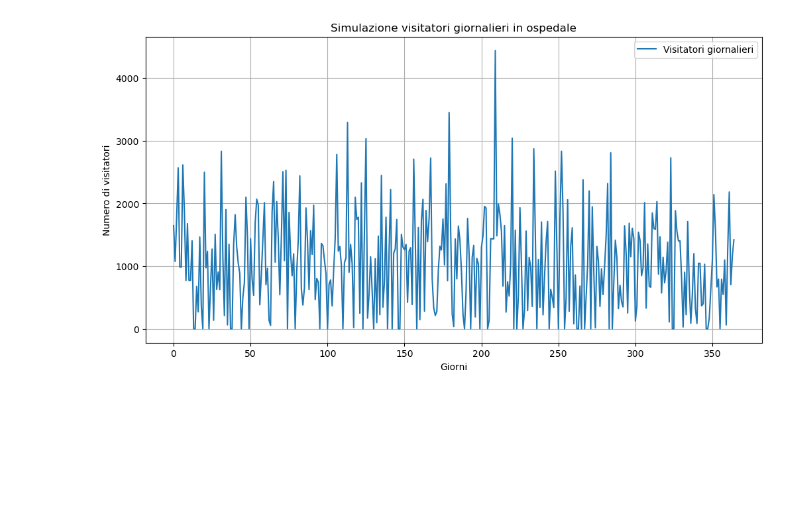
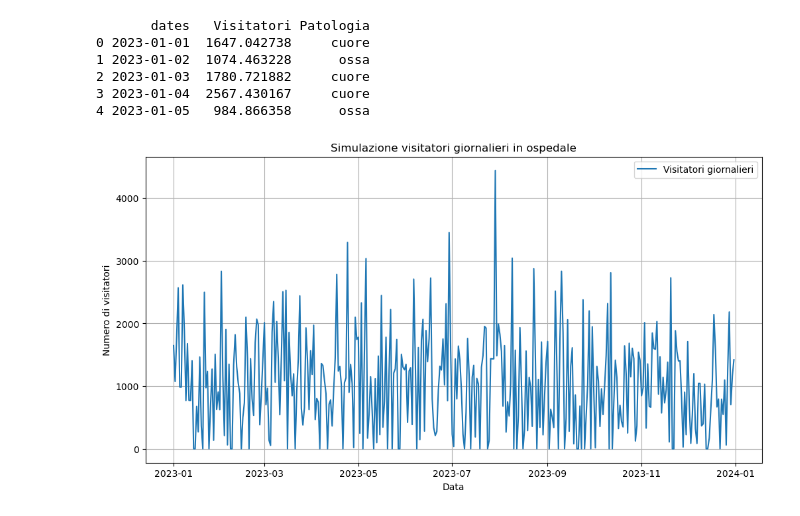
Before and after one commit to MarCalll/Esercizio-Github, a Jupyter notebook: Lunedì 24-02-2025/Esercizio.ipynb, the cells around one changed output. Cells and saved outputs as stored; diff of their text form; code cells hidden in the pictures; blank space fills up the shorter version.

```diff
--- a/Lunedì 24-02-2025/Esercizio.ipynb
+++ b/Lunedì 24-02-2025/Esercizio.ipynb
@@ -1,31 +1,46 @@
 # %%
 import numpy as np
+import pandas as pd
 import matplotlib.pyplot as plt
 
 # Parametri
 n_giorni = 365
 media = 1200
 dev_std = 900
 
 # Genera la serie di visitatori con rumore casuale
 np.random.seed(42)  # Per riproducibilità
 visitatori = np.random.normal(loc=media, scale=dev_std, size=n_giorni)
 
 # Aggiungi un trend decrescente (es. diminuzione lineare)
 trend_decrescente = np.linspace(0, -400, n_giorni)
 visitatori_con_trend = visitatori + trend_decrescente
 
 # Assicura che il numero di visitatori non sia negativo
 visitatori_con_trend = np.clip(visitatori_con_trend, 0, None)
 
+# Crea un DataFrame con le date come colonna
+date = pd.date_range(start="2023-01-01", periods=n_giorni)
+patologie = np.random.choice(["ossa", "cuore", "testa"], size=n_giorni)
+df = pd.DataFrame({"dates": date, "Visitatori": visitatori_con_trend, "Patologia": patologie})
+
+# Visualizza il DataFrame
+print(df.head())
+
 # Visualizza il risultato
 plt.figure(figsize=(12, 6))
-plt.plot(visitatori_con_trend, label="Visitatori giornalieri")
+plt.plot(df["dates"], df["Visitatori"], label="Visitatori giornalieri")
 plt.title("Simulazione visitatori giornalieri in ospedale")
-plt.xlabel("Giorni")
+plt.xlabel("Data")
 plt.ylabel("Numero di visitatori")
 plt.legend()
 plt.grid(True)
 plt.show()
 # %% [output]
+       dates   Visitatori Patologia
+0 2023-01-01  1647.042738     cuore
+1 2023-01-02  1074.463228      ossa
+2 2023-01-03  1780.721882     cuore
+3 2023-01-04  2567.430167     cuore
+4 2023-01-05   984.866358      ossa
-[figure, old version]
+[figure, new version]
```
Also changed, not shown: parts of 1 cell of this notebook.
